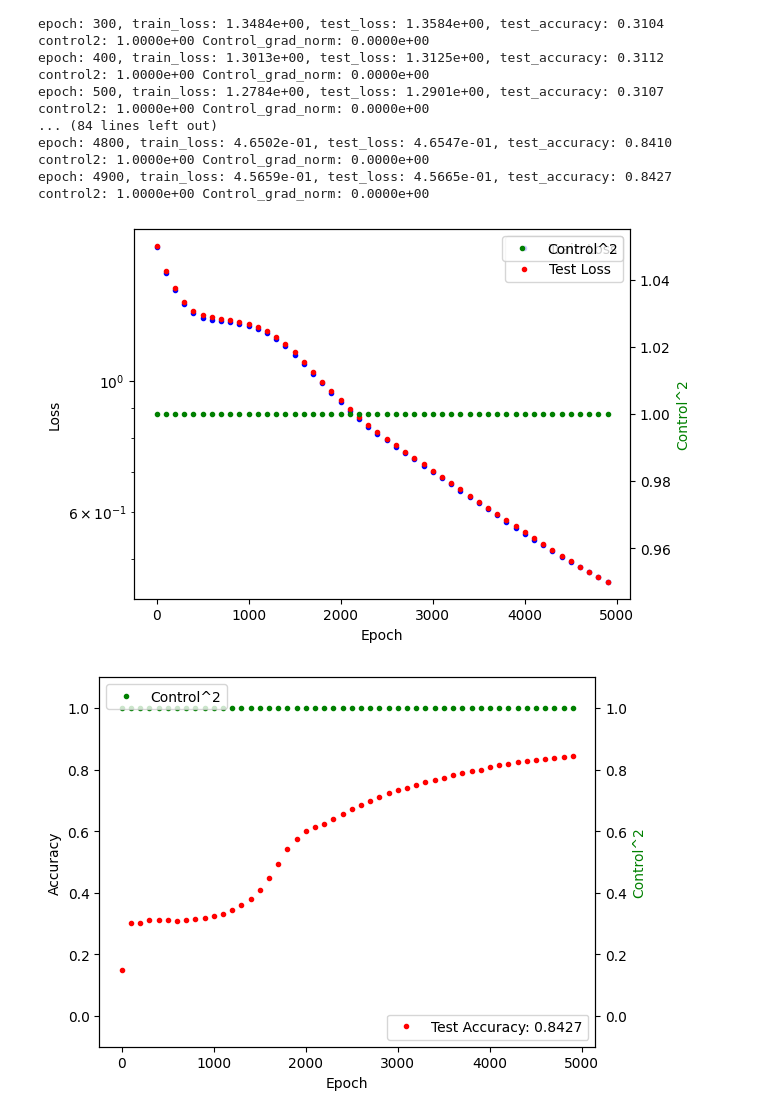
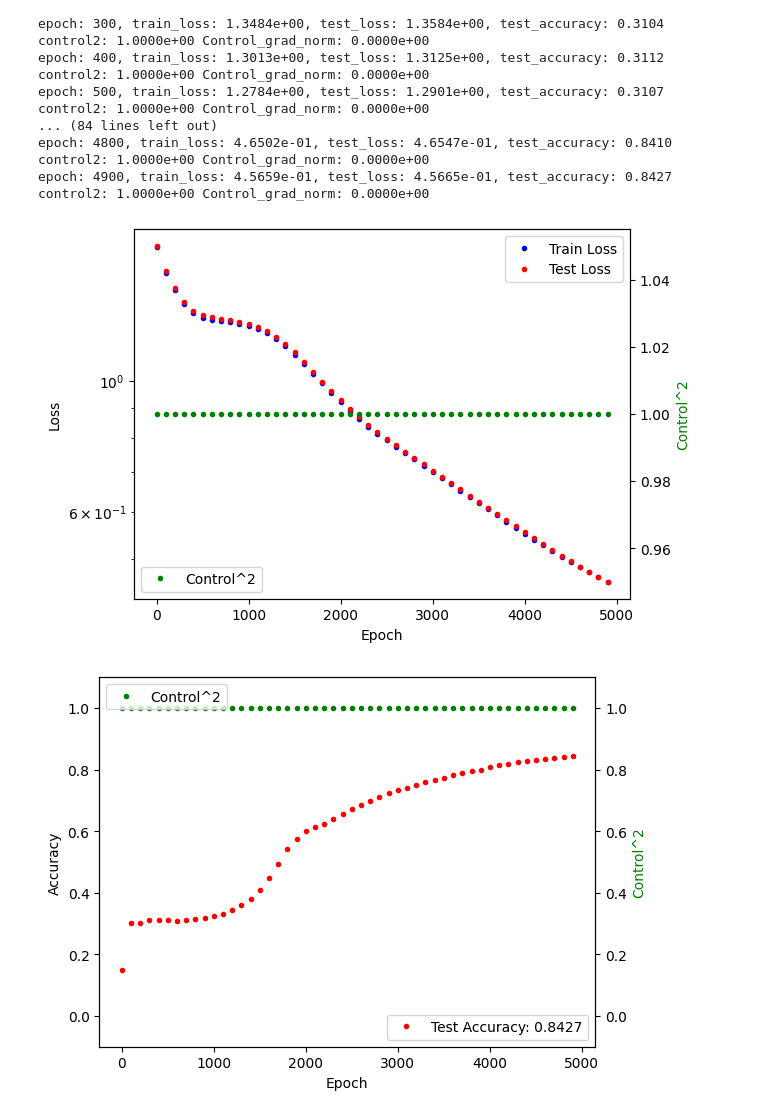
Before and after one commit to TheLedAlchemist/N3, a Jupyter notebook: nbs/spiral_static.ipynb, the cells around one changed output. Cells and saved outputs as stored; diff of their text form; code cells hidden in the pictures.

```diff
--- a/nbs/spiral_static.ipynb
+++ b/nbs/spiral_static.ipynb
@@ -193,24 +193,24 @@ control2: 1.0000e+00 Control_grad_norm: 0.0000e+00
 # %%
 fig, ax1 = plt.subplots()
 
 # Plotting train and test losses
 ax1.plot(epoch_list, train_losses, "b.", label="Train Loss")
 ax1.plot(epoch_list, test_losses, "r.", label="Test Loss")
 ax1.set_xlabel("Epoch")
 ax1.set_ylabel("Loss", color="k")
 ax1.set_yscale("log")
 # ax1.set_xscale("log")
 
 # Creating a second y-axis to plot control gradient norms
 ax2 = ax1.twinx()
 ax2.plot(epoch_list, controls2, "g.", label="Control^2")
 ax2.set_ylabel("Control^2", color="g")
 
-ax1.legend()
-ax2.legend()
+ax1.legend(loc="upper right")
+ax2.legend(loc="lower left")
 plt.show()
 # %% [output]
-[figure, old version]
+[figure, new version]
 # %%
 fig, ax1 = plt.subplots()
 
```
